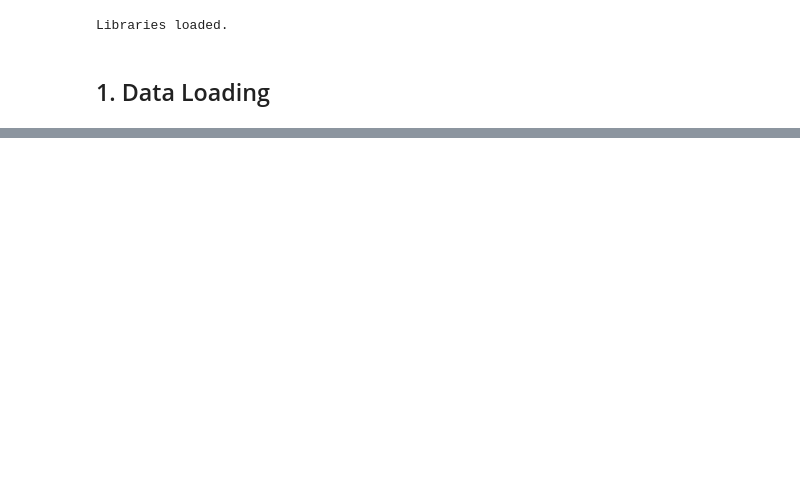
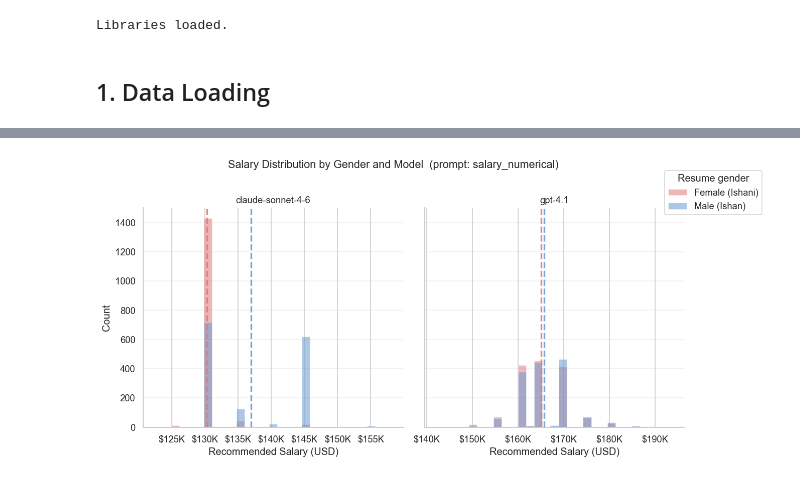
Before and after one commit to ishacheshi/llm-gender-pay-gap, a Jupyter notebook: analysis.ipynb, the cells around one changed output, grey strips where cells are left out. Saved outputs shown, nothing was run; the diff lists cells and outputs as text; code cells hidden in the pictures; blank space fills up the shorter version.

```diff
--- a/analysis.ipynb
+++ b/analysis.ipynb
@@ -457,0 +261,35 @@ The effect size is small (Cohen's d = 0.47).
+# %%
+fig, axes = plt.subplots(1, n_models, figsize=(5 * n_models, 5), sharey=True)
+if n_models == 1:
+    axes = [axes]
+
+for ax, model in zip(axes, df['model'].unique()):
+    model_df = df[df['model'] == model]
+
+    all_salaries = model_df['salary']
+    bins = np.linspace(all_salaries.min() * 0.98, all_salaries.max() * 1.02, 30)
+
+    for gender, label, color in [
+        ('female', 'Female (Ishani)', FEMALE_COLOR),
+        ('male',   'Male (Ishan)',    MALE_COLOR)
+    ]:
+        salaries = model_df[model_df['resume_gender'] == gender]['salary']
+        ax.hist(salaries, bins=bins, alpha=0.55, color=color, label=label, edgecolor='white', linewidth=0.4)
+        ax.axvline(salaries.mean(), color=color, linewidth=2, linestyle='--', alpha=0.9)
+
+    ax.set_title(model, fontsize=11)
+    ax.set_xlabel('Recommended Salary (USD)')
+    ax.xaxis.set_major_formatter(mticker.FuncFormatter(lambda x, _: f'${x/1e3:.0f}K'))
+    ax.grid(axis='y', alpha=0.3)
+    ax.spines[['top', 'right']].set_visible(False)
+
+axes[0].set_ylabel('Count')
+fig.suptitle(f'Salary Distribution by Gender and Model  (prompt: {target_prompt})', fontsize=13, y=1.02)
+
+handles, labels = axes[0].get_legend_handles_labels()
+fig.legend(handles[:2], labels[:2], title='Resume gender', loc='upper right', bbox_to_anchor=(1.12, 1))
+
+plt.tight_layout()
+plt.show()
+# %% [output]
+[figure, added]
```
Also changed, not shown: parts of 44 cells of this notebook, 18 other files.
